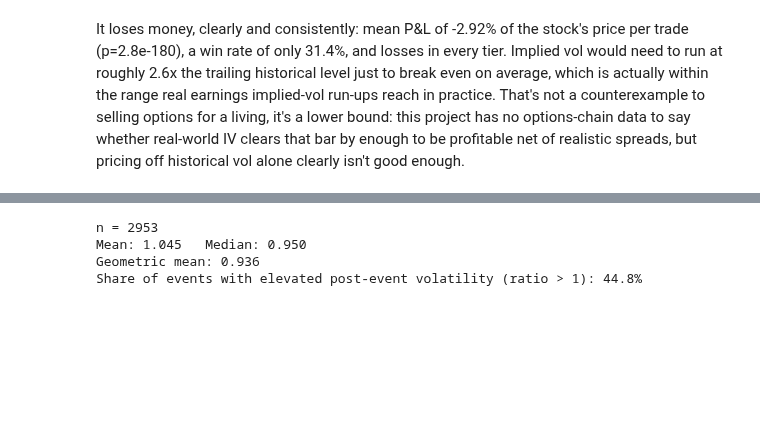
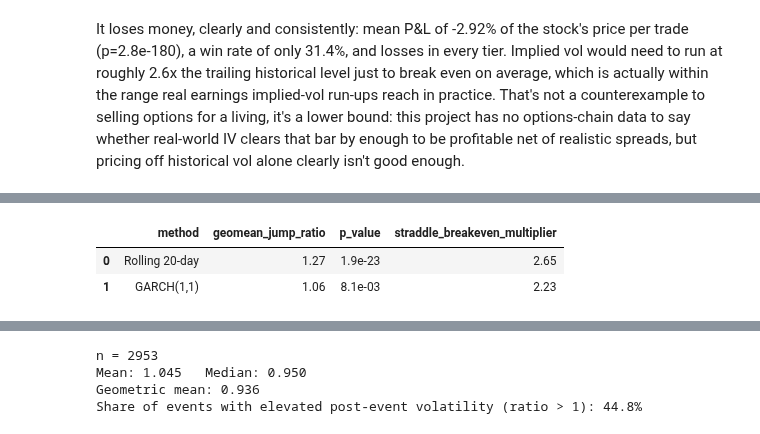
Before and after one commit to Noviath61/pead-project, a Jupyter notebook: analysis.ipynb, the cells around one changed output, grey strips where cells are left out. Saved outputs shown, nothing was run; the diff lists cells and outputs as text; code cells hidden in the pictures; blank space fills up the shorter version.

```diff
--- a/analysis.ipynb
+++ b/analysis.ipynb
@@ -435,0 +452,12 @@ net of realistic spreads, but pricing off historical vol alone clearly isn't goo
+# %%
+garch_summary = pd.DataFrame({
+    "method": ["Rolling 20-day", "GARCH(1,1)"],
+    "geomean_jump_ratio": [1.27, 1.06],
+    "p_value": ["1.9e-23", "8.1e-03"],
+    "straddle_breakeven_multiplier": [2.65, 2.23],
+})
+garch_summary
+# %% [output]
+|  | method | geomean_jump_ratio | p_value | straddle_breakeven_multiplier |
+| 0 | Rolling 20-day | 1.27 | 1.9e-23 | 2.65 |
+| 1 | GARCH(1,1) | 1.06 | 8.1e-03 | 2.23 |
```
Also changed, not shown: parts of 6 cells of this notebook, 6 other files.
